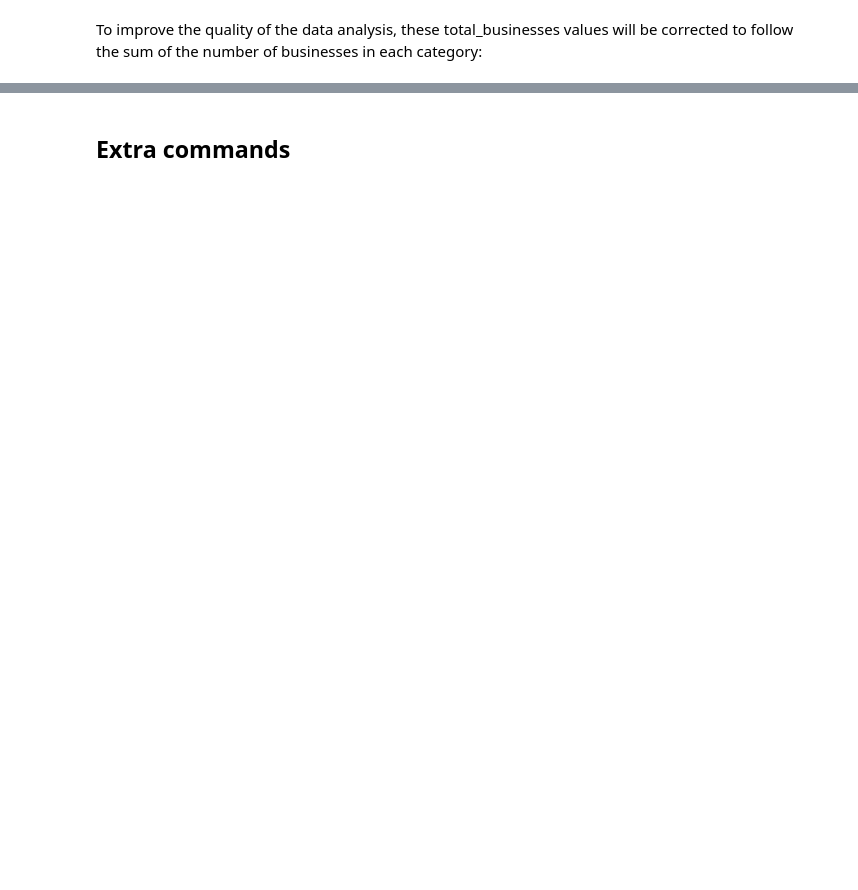
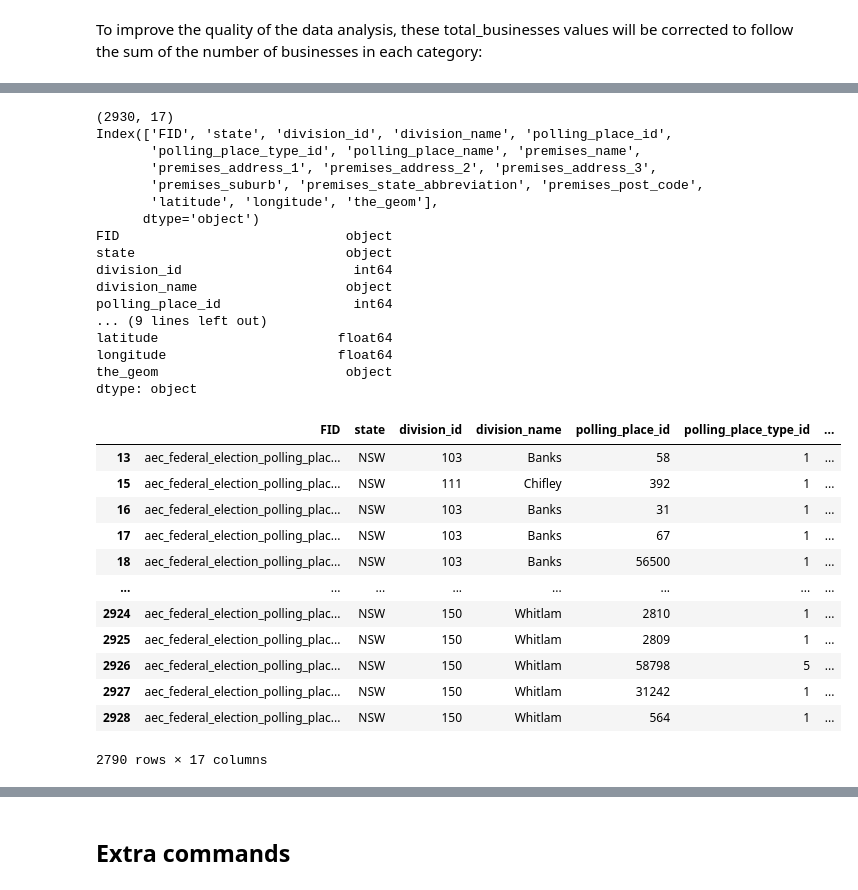
Before and after one commit to FixItChris/DATA2901, a Jupyter notebook: Report.ipynb, the cells around one changed output, grey strips where cells are left out. Drawn from its saved outputs; the diff is of its cells as text; code cells hidden in the pictures; blank space fills up the shorter version.

```diff
--- a/Report.ipynb
+++ b/Report.ipynb
@@ -163,0 +260,41 @@ conn.execute(sql);
+# %%
+## Loading and inspecting DataFrame
+polls_df = pd.read_csv("PollingPlaces2019.csv")
+print(polls_df.shape)
+print(polls_df.columns)
+print(polls_df.dtypes)
+
+# Updating datatype of the_geom
+polls_df = polls_df[polls_df['the_geom'].notna()]
+polls_df["the_geom"] = polls_df["the_geom"].apply(wkt.loads)
+# %% [output]
+(2930, 17)
+Index(['FID', 'state', 'division_id', 'division_name', 'polling_place_id',
+       'polling_place_type_id', 'polling_place_name', 'premises_name',
+       'premises_address_1', 'premises_address_2', 'premises_address_3',
+       'premises_suburb', 'premises_state_abbreviation', 'premises_post_code',
+       'latitude', 'longitude', 'the_geom'],
+      dtype='object')
+FID                             object
+state                           object
+division_id                      int64
+division_name                   object
+polling_place_id                 int64
+... (9 lines left out)
+latitude                       float64
+longitude                      float64
+the_geom                        object
+dtype: object
+|  | FID | state | division_id | division_name | polling_place_id | polling_place_type_id | ... |
+| 13 | aec_federal_election_polling_plac... | NSW | 103 | Banks | 58 | 1 | ... |
+| 15 | aec_federal_election_polling_plac... | NSW | 111 | Chifley | 392 | 1 | ... |
+| 16 | aec_federal_election_polling_plac... | NSW | 103 | Banks | 31 | 1 | ... |
+| 17 | aec_federal_election_polling_plac... | NSW | 103 | Banks | 67 | 1 | ... |
+| 18 | aec_federal_election_polling_plac... | NSW | 103 | Banks | 56500 | 1 | ... |
+| ... | ... | ... | ... | ... | ... | ... | ... |
+| 2924 | aec_federal_election_polling_plac... | NSW | 150 | Whitlam | 2810 | 1 | ... |
+| 2925 | aec_federal_election_polling_plac... | NSW | 150 | Whitlam | 2809 | 1 | ... |
+| 2926 | aec_federal_election_polling_plac... | NSW | 150 | Whitlam | 58798 | 5 | ... |
+| 2927 | aec_federal_election_polling_plac... | NSW | 150 | Whitlam | 31242 | 1 | ... |
+| 2928 | aec_federal_election_polling_plac... | NSW | 150 | Whitlam | 564 | 1 | ... |
+2790 rows × 17 columns
```
Also changed, not shown: parts of 22 cells of this notebook, 20 other files.
